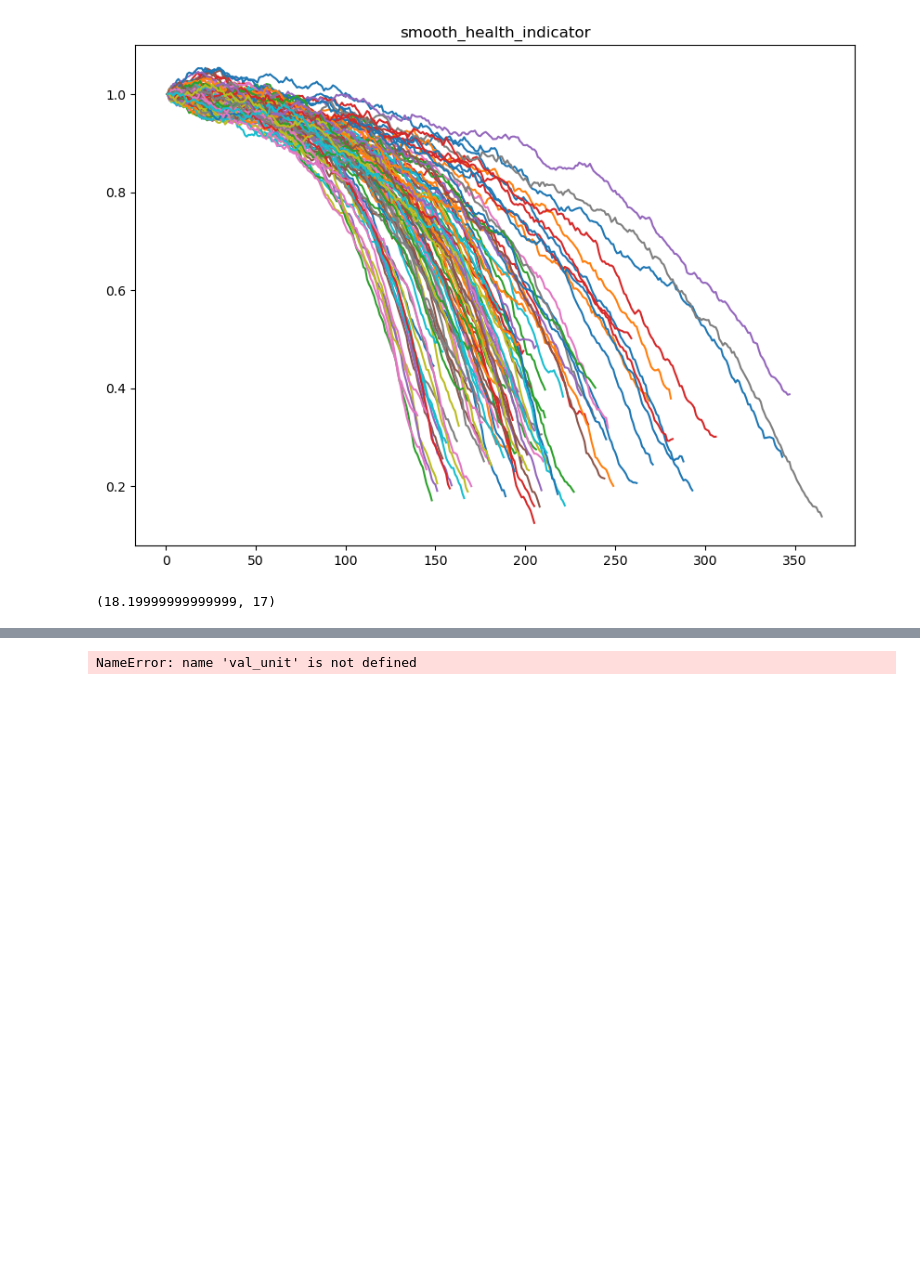
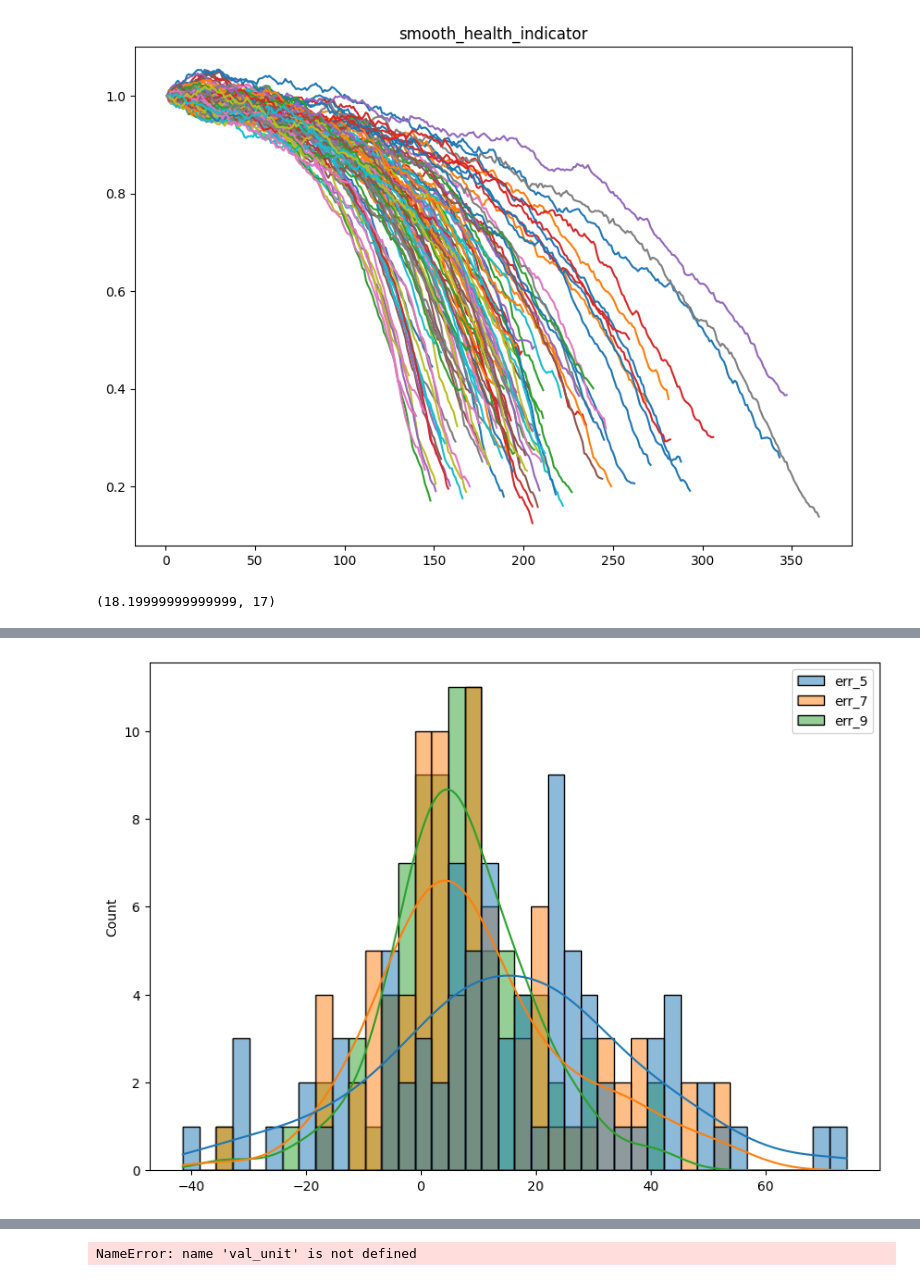
Before and after one commit to 2ThuyThuy/RUL_estimation, a Jupyter notebook: reseach model/Similarity model/create pipeline to reseach and make model.ipynb, the cells around one changed output, grey strips where cells are left out. Saved outputs shown, nothing was run; the diff lists cells and outputs as text; code cells hidden in the pictures; blank space fills up the shorter version.

```diff
--- a/reseach model/Similarity model/create pipeline to reseach and make model.ipynb
+++ b/reseach model/Similarity model/create pipeline to reseach and make model.ipynb
@@ -1032,7 +1032,7 @@ vis_ensemble(trainDataFused,['smooth_health_indicator'],100)
 [figure]
 # %%
 model = residualSimilarityModel()
-model.fit(trainDataFused)
+model.fit(trainDataFused,polynomial_deg=5)
 # %%
 test = validataionDataToFused[validataionDataToFused.Unit == 176].copy()
 trueRUL = test.Timestep.max()
@@ -1044,0 +1061,19 @@ estRUL, trueRUL
+# %%
+%%time
+breakpoint = {'err_5': 0.5, 'err_7': 0.7 , 'err_9': 0.9}
+
+error_matrix = pd.DataFrame(columns = ['err_5','err_7','err_9'],index=None)
+
+ids = validataionDataToFused.Unit.unique()
+for idx in ids:
+
+    dicIdx = {'err_5': 0, 'err_7': 0 , 'err_9':0}
+    for bpIdx in breakpoint.keys():
+
+        dataIdx = validataionDataToFused[validataionDataToFused.Unit == idx].copy()
+        trueRUL = dataIdx.Timestep.max()
+        dataIdx = dataIdx[:int(dataIdx.Timestep.max() * breakpoint[bpIdx])]
+        trueRUL -= dataIdx.Timestep.max()
+        estRUL, _, _  = model.predictRUL(dataIdx)
+        dicIdx[bpIdx] = estRUL - trueRUL
+    error_matrix = error_matrix.append(pd.Series(dicIdx), ignore_index=True)
@@ -1044,0 +1083,6 @@ estRUL, trueRUL
+# %%
+fig = plt.figure(figsize=(10,7))
+sns.histplot(error_matrix,kde=True,bins=40)
+plt.show()
+# %% [output]
+[figure, added]
```
Also changed, not shown: parts of 4 cells of this notebook, 10 other files.
